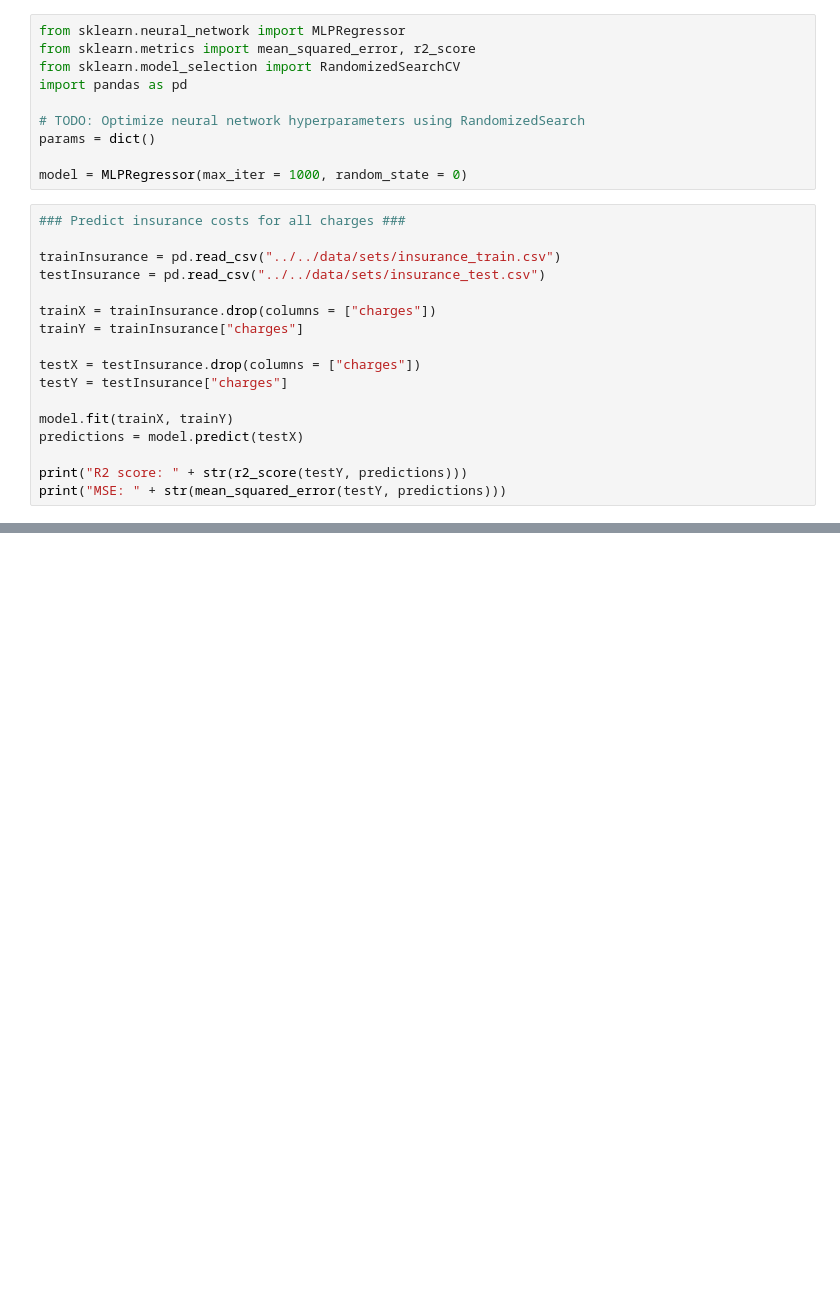
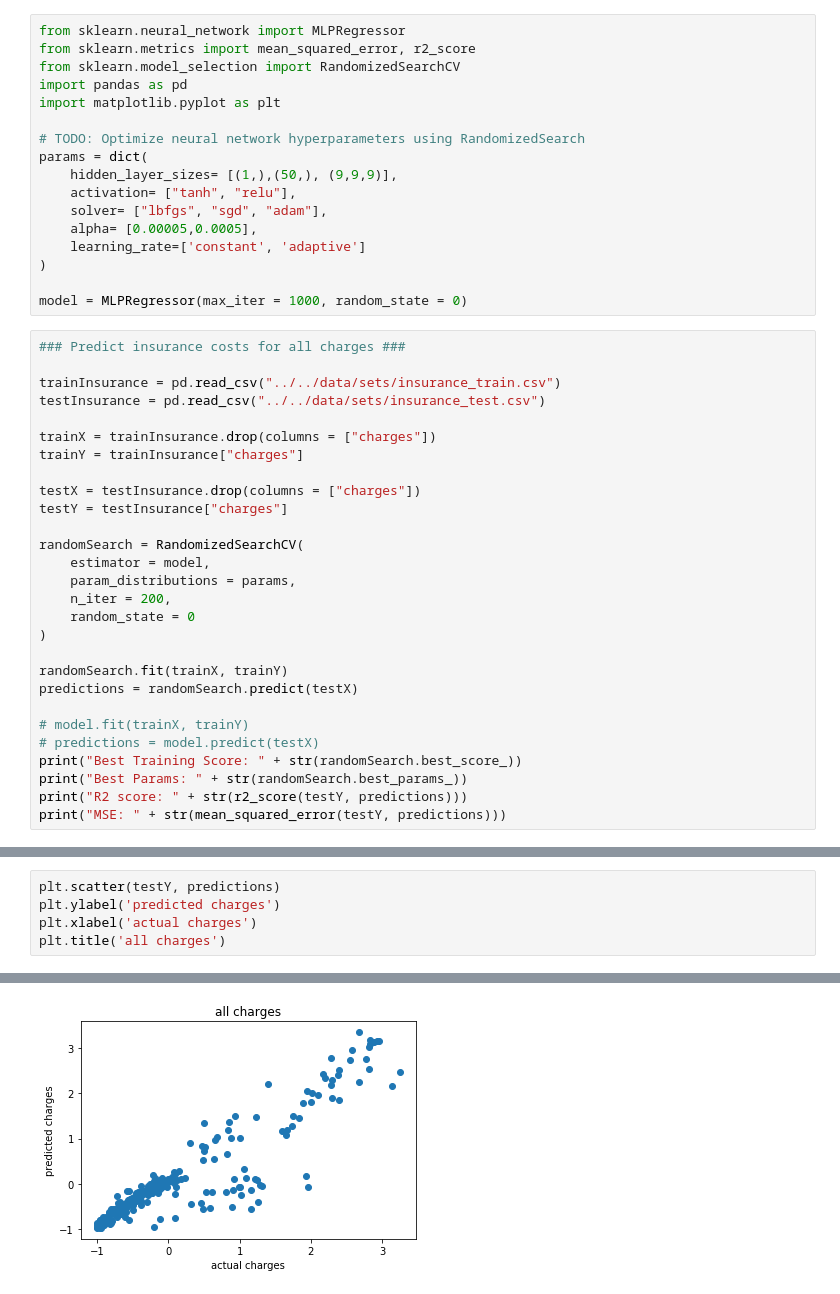
Before and after one commit to mjbernet3/insurance_prediction, a Jupyter notebook: models/supervised/ann.ipynb, the cells around one changed output, grey strips where cells are left out. Cells and saved outputs as stored; diff of their text form; blank space fills up the shorter version.

```diff
--- a/models/supervised/ann.ipynb
+++ b/models/supervised/ann.ipynb
@@ -3,9 +3,16 @@ from sklearn.neural_network import MLPRegressor
 from sklearn.metrics import mean_squared_error, r2_score
 from sklearn.model_selection import RandomizedSearchCV
 import pandas as pd
+import matplotlib.pyplot as plt
 
 # TODO: Optimize neural network hyperparameters using RandomizedSearch
-params = dict()
+params = dict(
+    hidden_layer_sizes= [(1,),(50,), (9,9,9)],
+    activation= ["tanh", "relu"],
+    solver= ["lbfgs", "sgd", "adam"],
+    alpha= [0.00005,0.0005],
+    learning_rate=['constant', 'adaptive']
+)
 
 model = MLPRegressor(max_iter = 1000, random_state = 0)
 # %%
@@ -20,9 +27,20 @@ trainY = trainInsurance["charges"]
 testX = testInsurance.drop(columns = ["charges"])
 testY = testInsurance["charges"]
 
-model.fit(trainX, trainY)
-predictions = model.predict(testX)
+randomSearch = RandomizedSearchCV(
+    estimator = model,
+    param_distributions = params,
+    n_iter = 200,
+    random_state = 0
+)
 
+randomSearch.fit(trainX, trainY)
+predictions = randomSearch.predict(testX)
+
+# model.fit(trainX, trainY)
+# predictions = model.predict(testX)
+print("Best Training Score: " + str(randomSearch.best_score_))
+print("Best Params: " + str(randomSearch.best_params_))
 print("R2 score: " + str(r2_score(testY, predictions)))
 print("MSE: " + str(mean_squared_error(testY, predictions)))
 # %% [output]
@@ -30,0 +51,6 @@ MSE: 0.18385637714765932
+# %%
+plt.scatter(testY, predictions)
+plt.ylabel('predicted charges')
+plt.xlabel('actual charges')
+plt.title('all charges')
+# %% [output]
@@ -31,3 +58,4 @@ MSE: 0.18385637714765932
+[figure, added]
 # %%
 ### Predict insurance costs for high charges ###
 
```
Also changed, not shown: parts of 6 cells of this notebook.
